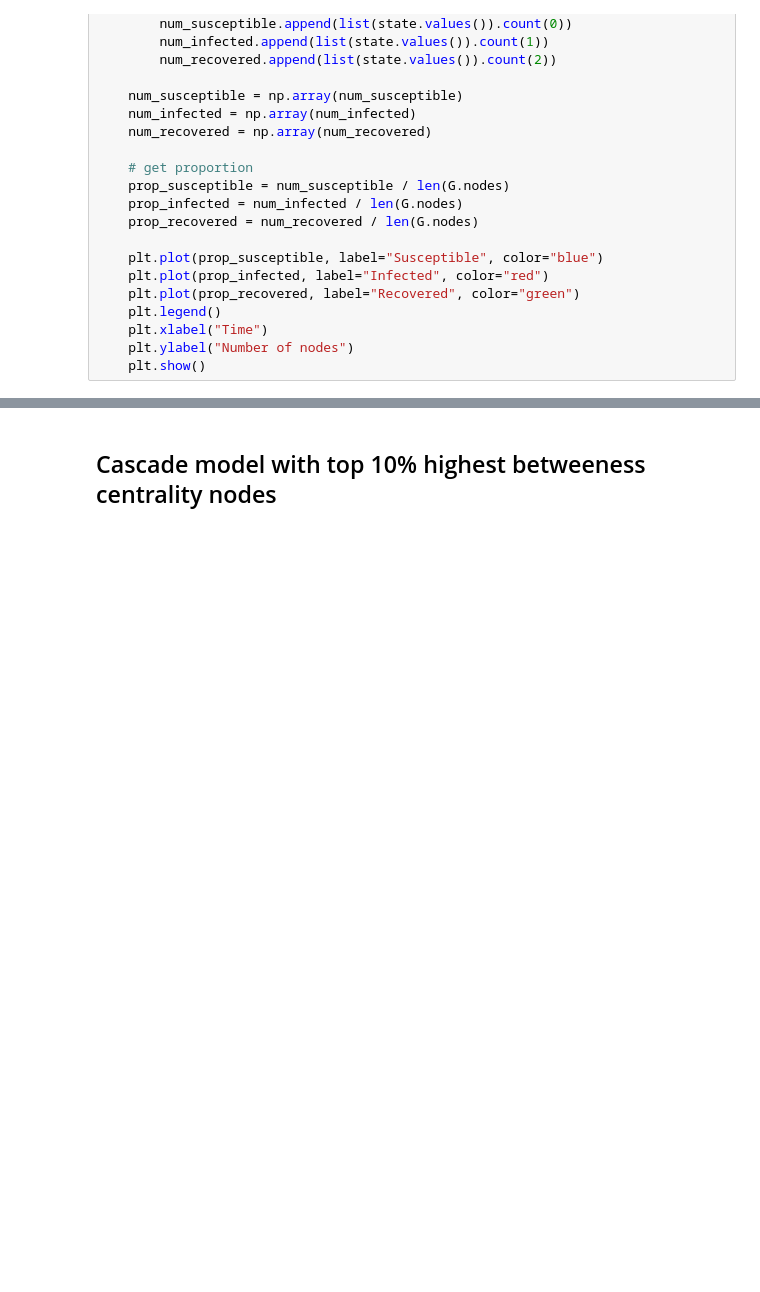
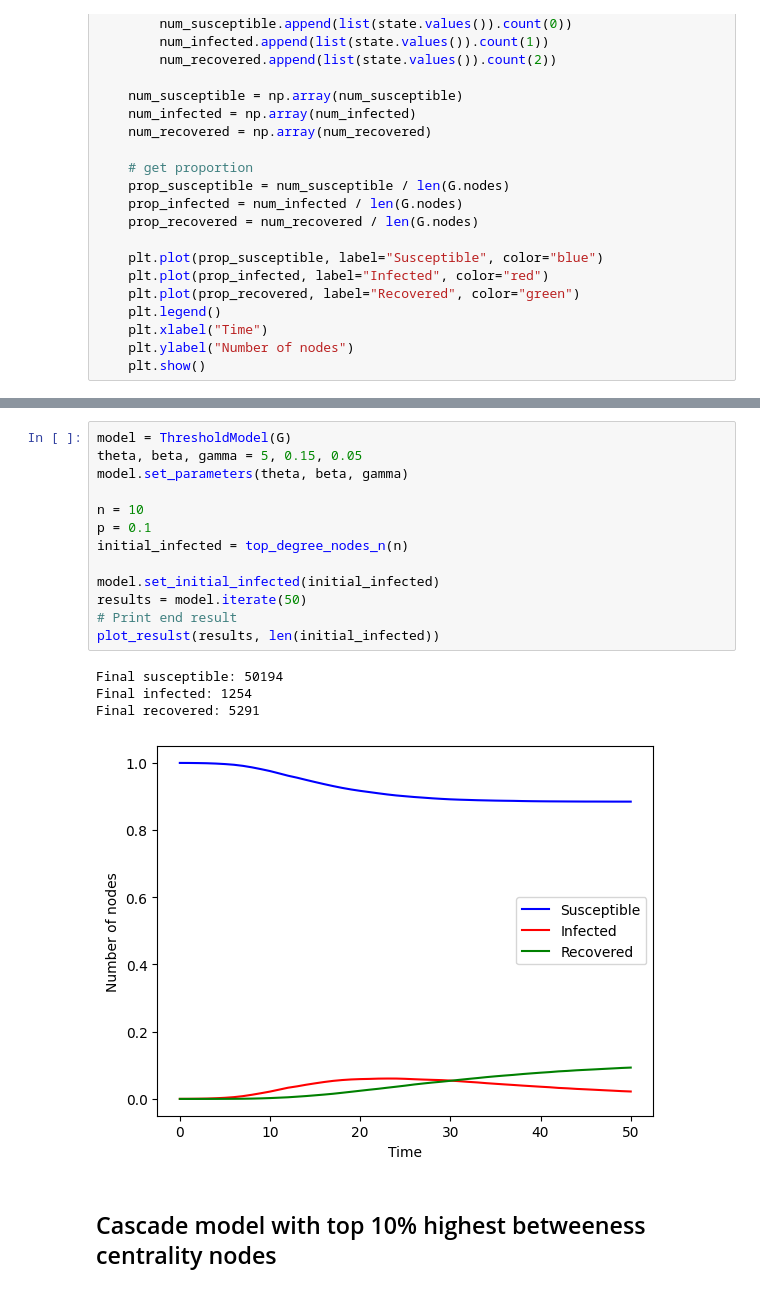
Before and after one commit to NetworkGang/NA-Project, a Jupyter notebook: src/Spreading.ipynb, the cells around one changed output, grey strips where cells are left out. Drawn from its saved outputs; the diff is of its cells as text; blank space fills up the shorter version.

```diff
--- a/src/Spreading.ipynb
+++ b/src/Spreading.ipynb
@@ -130,3 +144,21 @@ model.plot_sir_graph()
+# %%
+model = ThresholdModel(G)
+theta, beta, gamma = 5, 0.15, 0.05
+model.set_parameters(theta, beta, gamma)
+
+n = 10
+p = 0.1
+initial_infected = top_degree_nodes_n(n)
+
+model.set_initial_infected(initial_infected)
+results = model.iterate(50)
+# Print end result
+plot_resulst(results, len(initial_infected))
+# %% [output]
+Final susceptible: 50194
+Final infected: 1254
+Final recovered: 5291
+[figure, added]
 # %% [markdown]
 ## Cascade model with top 10% highest betweeness centrality nodes
 # %%
```
Also changed, not shown: parts of 13 cells of this notebook, 2 other files.
